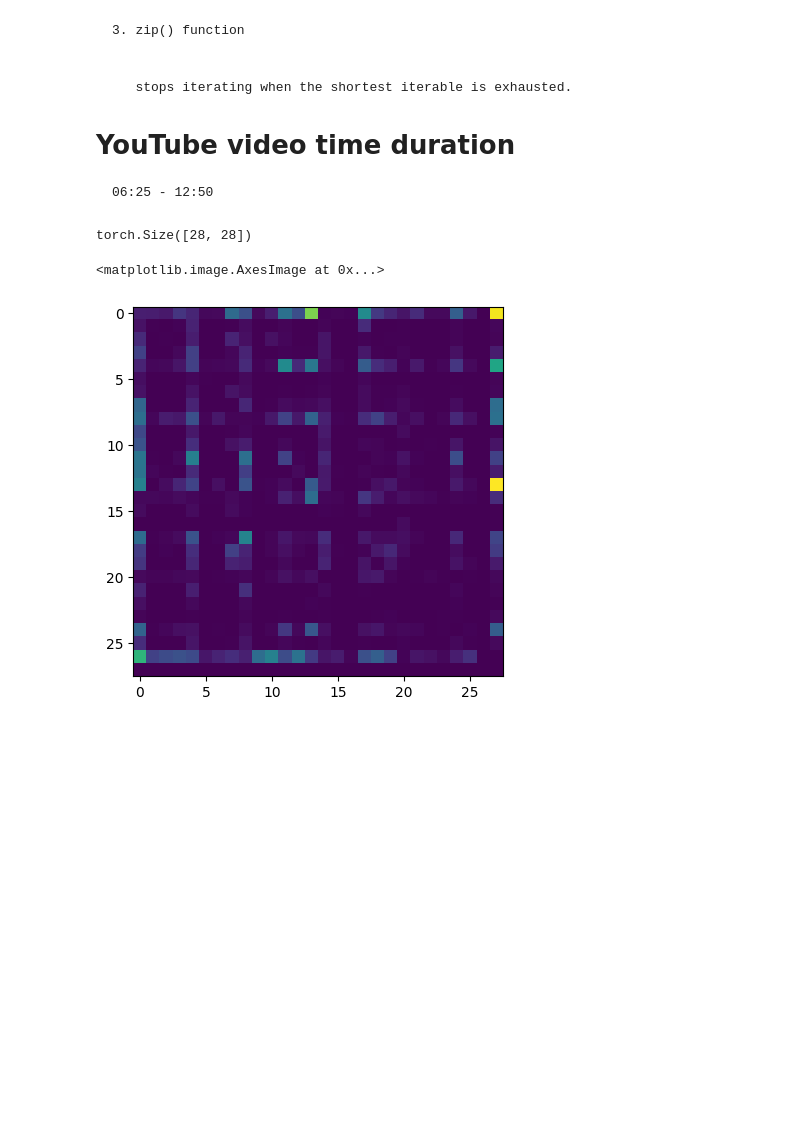
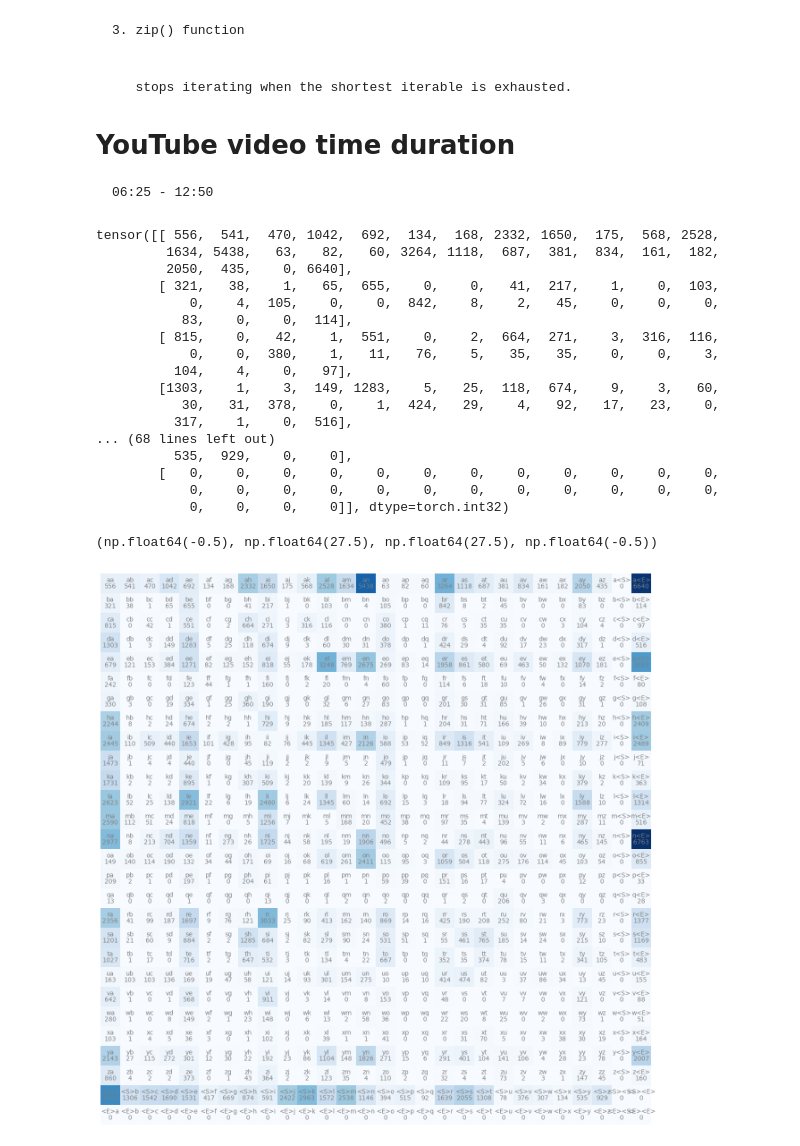
Before and after one commit to xuyuji9000/machine-learning-playground, a Jupyter notebook: 10-videos/01-The spelled-out intro to language modeling building makemore/main.ipynb, the cells around one changed output. Saved outputs shown, nothing was run; the diff lists cells and outputs as text; code cells hidden in the pictures; blank space fills up the shorter version.

Commit message:
#26 01-The spelled-out intro to language modeling building makemore/main.ipynb optimize the plot

```diff
--- a/10-videos/01-The spelled-out intro to language modeling building makemore/main.ipynb
+++ b/10-videos/01-The spelled-out intro to language modeling building makemore/main.ipynb
@@ -94,15 +94,41 @@ for w in words:
         ix2 = stoi[ch2]
 
         N[ix1, ix2] +=1
-
-N.shape
-# %% [output]
-torch.Size([28, 28])
+# %%
+itos = { i:s for s, i in stoi.items()}
 # %%
 import matplotlib.pyplot as plt
+%matplotlib inline
 
-%matplotlib inline
-plt.imshow(N)
+plt.figure(figsize=(16, 16))
+plt.imshow(N, cmap='Blues')
+
+print(N)
+
+for i in range(28):
+    for j in range(28):
+        chstr = itos[i] + itos[j]
+        plt.text(j, i, chstr, ha="center", va="bottom", color="gray")
+        plt.text(j, i, N[i, j].item(), ha="center", va="top", color="gray")
+
+plt.axis('Off')
 # %% [output]
-<matplotlib.image.AxesImage at 0x...>
+tensor([[ 556,  541,  470, 1042,  692,  134,  168, 2332, 1650,  175,  568, 2528,
+         1634, 5438,   63,   82,   60, 3264, 1118,  687,  381,  834,  161,  182,
+         2050,  435,    0, 6640],
+        [ 321,   38,    1,   65,  655,    0,    0,   41,  217,    1,    0,  103,
+            0,    4,  105,    0,    0,  842,    8,    2,   45,    0,    0,    0,
+           83,    0,    0,  114],
+        [ 815,    0,   42,    1,  551,    0,    2,  664,  271,    3,  316,  116,
+            0,    0,  380,    1,   11,   76,    5,   35,   35,    0,    0,    3,
+          104,    4,    0,   97],
+        [1303,    1,    3,  149, 1283,    5,   25,  118,  674,    9,    3,   60,
+           30,   31,  378,    0,    1,  424,   29,    4,   92,   17,   23,    0,
+          317,    1,    0,  516],
+... (68 lines left out)
+          535,  929,    0,    0],
+        [   0,    0,    0,    0,    0,    0,    0,    0,    0,    0,    0,    0,
+            0,    0,    0,    0,    0,    0,    0,    0,    0,    0,    0,    0,
+            0,    0,    0,    0]], dtype=torch.int32)
+(np.float64(-0.5), np.float64(27.5), np.float64(27.5), np.float64(-0.5))
-[figure, old version]
+[figure, new version]
```
Also changed, not shown: 1 other file.
